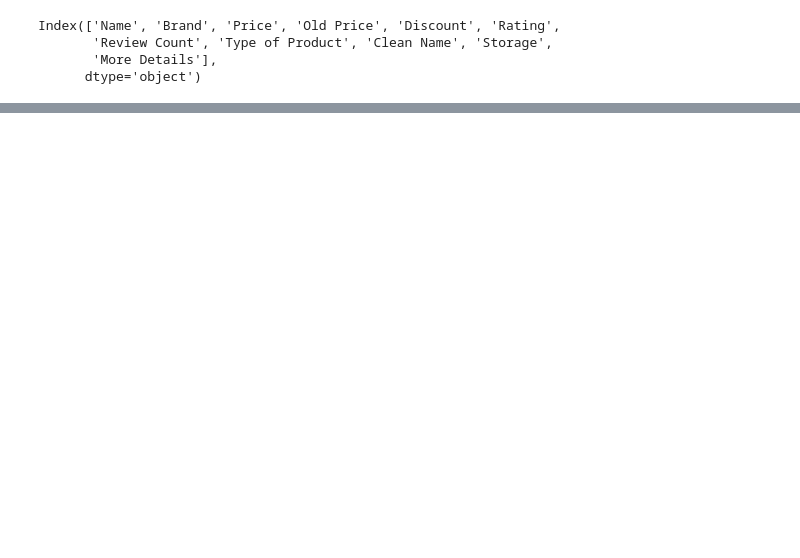
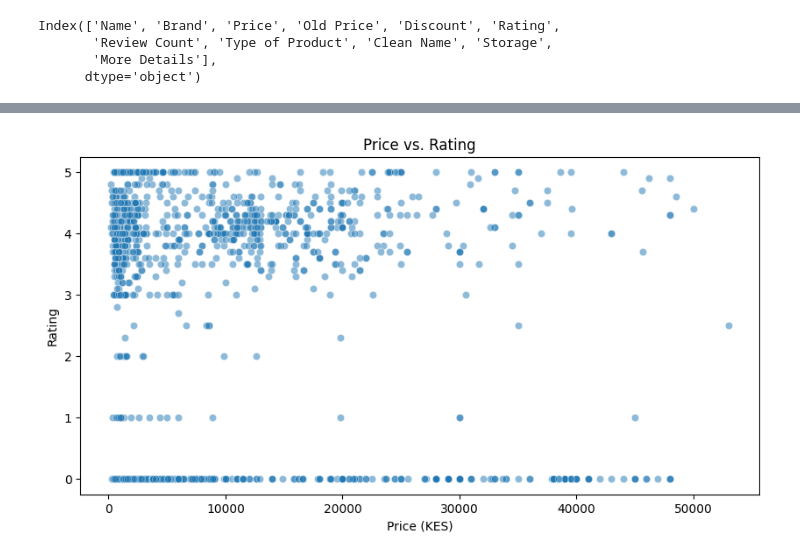
Before and after one commit to MwauraKai/pydata, a Jupyter notebook: capstone_project/jumia_scaper.ipynb, the cells around one changed output, grey strips where cells are left out. Saved outputs shown, nothing was run; the diff lists cells and outputs as text; code cells hidden in the pictures; blank space fills up the shorter version.

```diff
--- a/capstone_project/jumia_scaper.ipynb
+++ b/capstone_project/jumia_scaper.ipynb
@@ -420,0 +483,10 @@ Passing `palette` without assigning `hue` is deprecated and will be removed in v
+# %%
+# Price vs. Rating Scatter Plot
+plt.figure(figsize=(10, 5))
+sns.scatterplot(x=df["Price"], y=df["Rating"], alpha=0.5)
+plt.xlabel("Price (KES)")
+plt.ylabel("Rating")
+plt.title("Price vs. Rating")
+plt.show()
+# %% [output]
+[figure, added]
```
Also changed, not shown: parts of 27 cells of this notebook, 1 other file.
